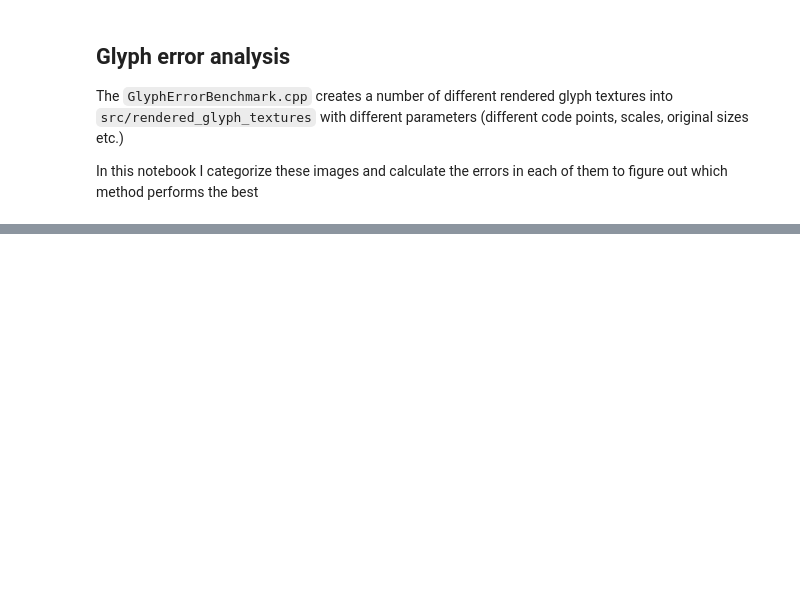
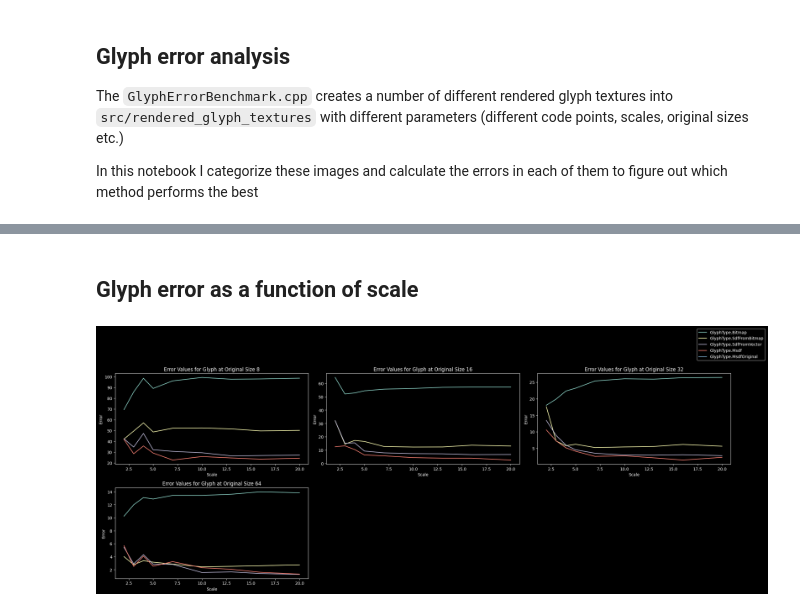
Before and after one commit to MihaelGolob/bgfx-sdf, a Jupyter notebook: benchmark/GlyphErrorAnalysis.ipynb, the cells around one changed output, grey strips where cells are left out. Saved outputs shown, nothing was run; the diff lists cells and outputs as text; code cells hidden in the pictures; blank space fills up the shorter version.

```diff
--- a/benchmark/GlyphErrorAnalysis.ipynb
+++ b/benchmark/GlyphErrorAnalysis.ipynb
@@ -162,3 +272,54 @@ plt.show()
+# %% [markdown]
+## Glyph error as a function of scale
+# %%
+num_sizes = len(glyph_original_sizes)
+num_rows = math.ceil(num_sizes / 3)
+
+fig, axs = plt.subplots(num_rows, 3, figsize=(22, 4*num_rows))
+labels = [str(glyph_type) for glyph_type in GlyphType if glyph_type != GlyphType.Original]
+
+for i, size in enumerate(glyph_original_sizes):
+    row = i // 3
+    col = i % 3
+
+    for glyph_type in GlyphType:
+        if glyph_type == GlyphType.Original:
+            continue
+        glyphs_by_type = getGlyphsByTypeAndSize(glyph_type, size)
+        errors_by_scale = {}
+        scales_count = {}
+
+        for glyph in glyphs_by_type:
+            if glyph.scale in errors_by_scale:
+                errors_by_scale[glyph.scale] += glyph.error
+                scales_count[glyph.scale] += 1
+            else:
+                errors_by_scale[glyph.scale] = glyph.error
+                scales_count[glyph.scale] = 1
+
+        for scale in errors_by_scale:
+            errors_by_scale[scale] = errors_by_scale[scale] / scales_count[scale]
+
+        x_axis = errors_by_scale.keys()
+        y_axis = errors_by_scale.values()
+
+        axs[row, col].plot(x_axis, y_axis, label=str(glyph_type))
+
+    axs[row, col].set_title(f'Error Values for Glyph at Original Size {size}')
+    axs[row, col].set_xlabel('Scale')
+    axs[row, col].set_ylabel('Error')
+
+# Create a single legend for all plots
+fig.legend(labels, loc='lower right', bbox_to_anchor=(1.05, 1))
+
+# Hide any unused subplots
+for i in range(num_sizes, num_rows*3):
+    axs[i // 3, i % 3].axis('off')
+
+plt.tight_layout()
+plt.show()
+# %% [output]
+[figure, added]
 # %%
 def showGlyphDiff(glyph):
     glyph_img = glyph.img
```
Also changed, not shown: parts of 16 cells of this notebook.
